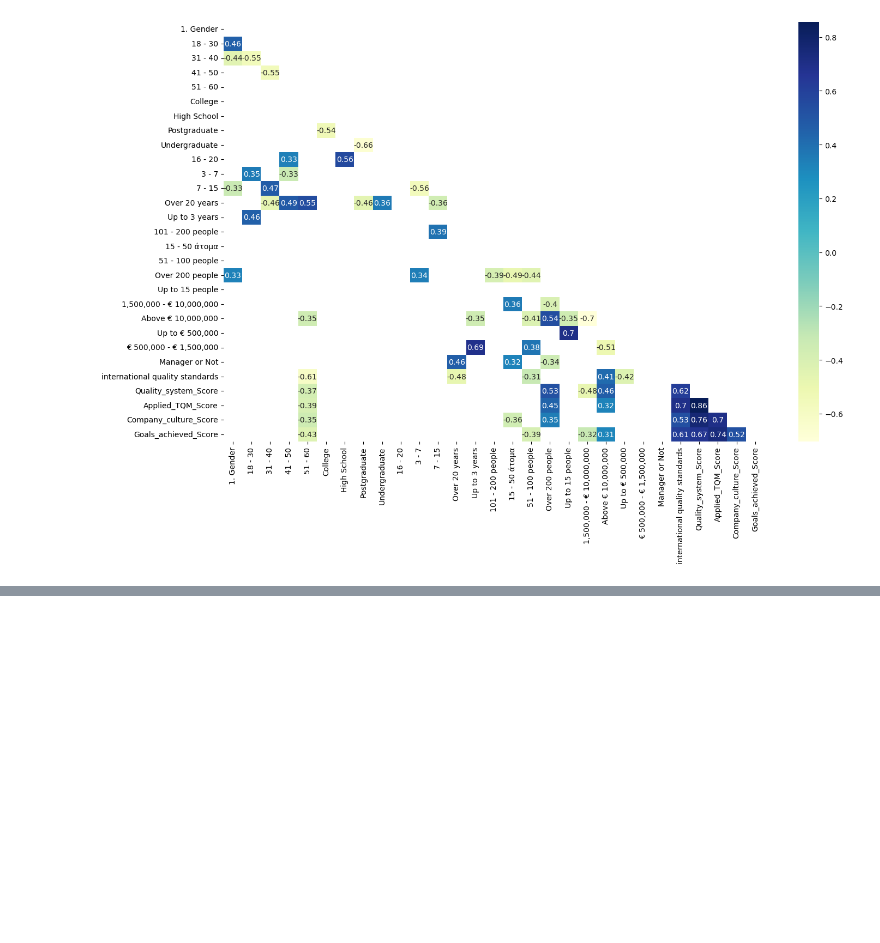
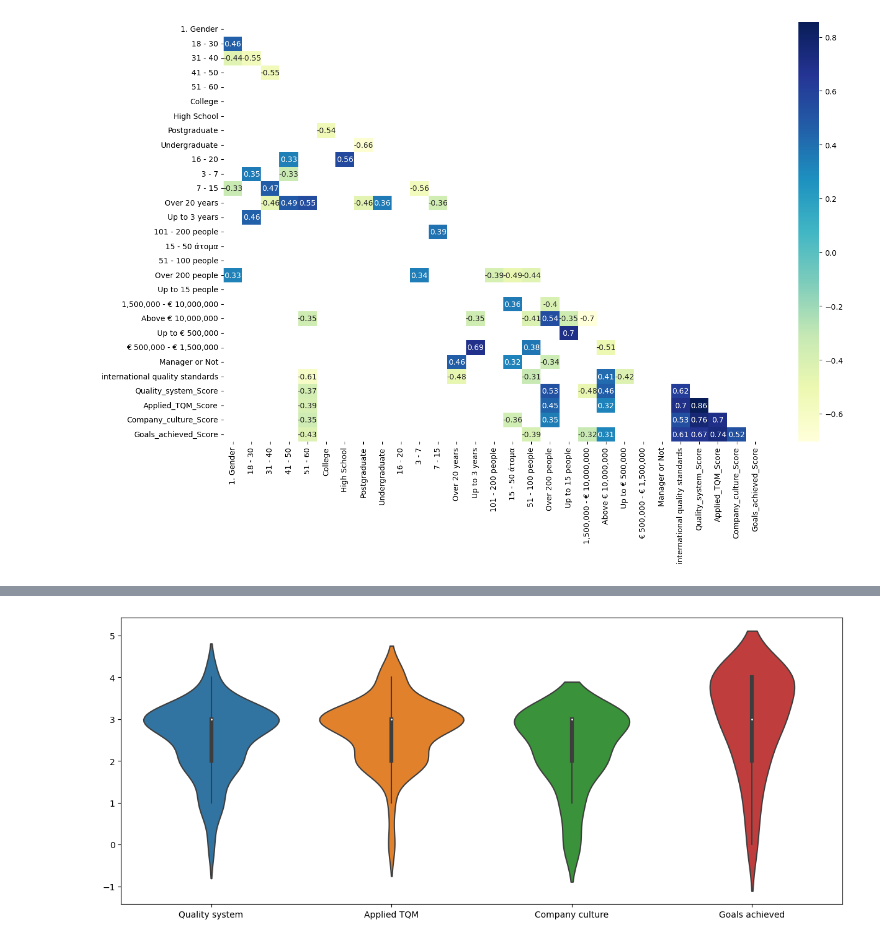
Before and after one commit to TsakalParis/Logistics_survey_analysis, a Jupyter notebook: English logistics survey.ipynb, the cells around one changed output, grey strips where cells are left out. Cells and saved outputs as stored; diff of their text form; code cells hidden in the pictures; blank space fills up the shorter version.

```diff
--- a/English logistics survey.ipynb
+++ b/English logistics survey.ipynb
@@ -468,3 +468,14 @@ dataplot = sns.heatmap(important_correlation_table_2, cmap="YlGnBu", annot=True,
 plt.show()
 # %% [output]
 [figure]
+# %%
+short_df = pd.DataFrame()
+
+short_df["Quality system"] = round(Goals_achieved_Score / k1)
+short_df["Applied TQM"] = round(Company_culture_Score / k2)
+short_df["Company culture"] = round(Applied_TQM_Score / k3)
+short_df["Goals achieved"] = round(Quality_system_Score / k4)
+
+df_describe = short_df.describe()
+
+df_describe
@@ -470,0 +677,6 @@ plt.show()
+# %%
+fig, ax = plt.subplots(figsize=(15, 6))
+sns.violinplot(data=short_df)
+plt.show()
+# %% [output]
+[figure, added]
```
Also changed, not shown: parts of 23 cells of this notebook.
